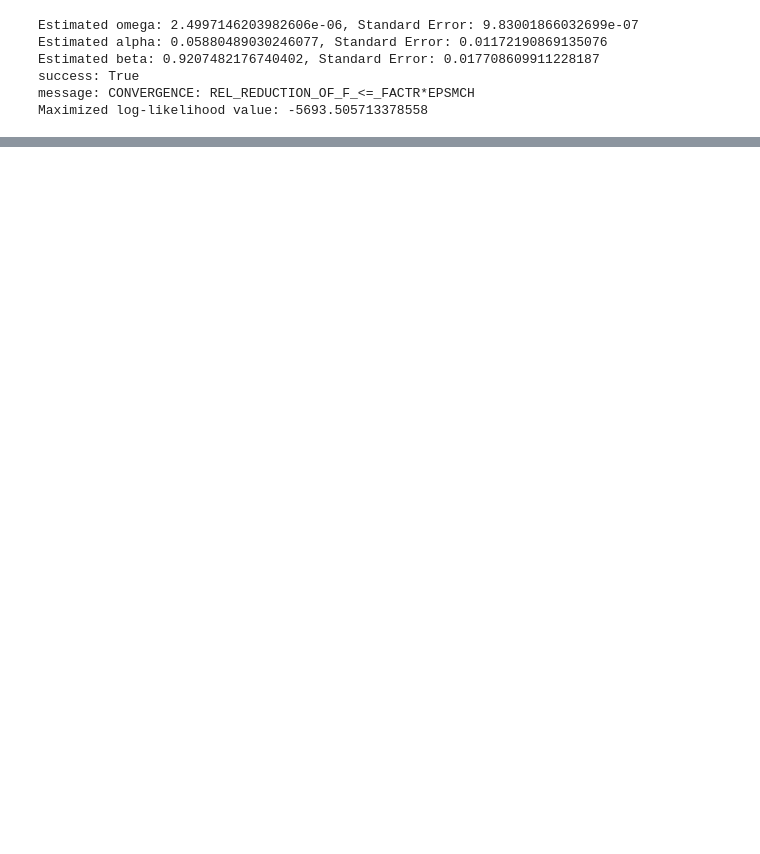
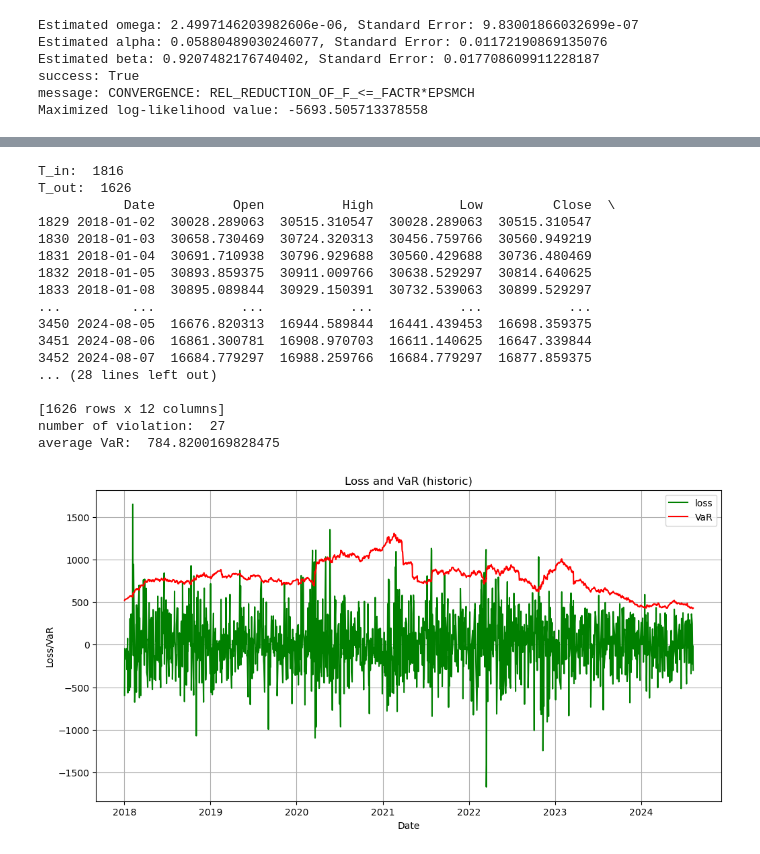
Before and after one commit to PakHangLo/GARCH_VaR, a Jupyter notebook: GARCH_VaR.ipynb, the cells around one changed output, grey strips where cells are left out. Cells and saved outputs as stored; diff of their text form; code cells hidden in the pictures; blank space fills up the shorter version.

```diff
--- a/GARCH_VaR.ipynb
+++ b/GARCH_VaR.ipynb
@@ -515,0 +547,63 @@ plt.show()
+# %%
+
+def forcast_outsample_VaR_historic(confidence, full_sample, insample, outsample, K):
+    #eta is the standardized residual obtained from the insample.
+    #insample_last_close_price is the last closing price of the insample.
+    #outsample is the dataframe containing the out-of-sample.
+    #p and q are garch orders.
+    full_sample['loss'] = -(full_sample['Close']-full_sample['Close'].shift(1))
+    T_in = len(insample)
+
+    T_out = len(outsample)
+
+    full_sample['qt'] = full_sample['returns'].shift(1).rolling(K).quantile(confidence)
+    full_sample.loc[:,'VaR'] = full_sample['Close'].shift(1)*(1 - np.exp(full_sample['qt']))
+    full_sample.loc[:,'violation'] = full_sample.loc[:, 'loss'] > full_sample.loc[:, 'VaR']
+    print("T_in: ", T_in)
+    print("T_out: ", T_out)
+    outsample = full_sample.iloc[T_in:T_in + T_out]
+    print(outsample)
+    print("number of violation: ", outsample['violation'].sum())
+    print("average VaR: ", outsample['VaR'].mean())
+    return outsample
+
+
+
+#eta_bootstrap = np.random.choice(eta, 2000, replace = True)
+#a = np.quantile(eta_bootstrap, 0.01, method='inverted_cdf')
+#a
+#plt.hist(eta)
+#plt.hist(eta_bootstrap)
+HSI_outsample = forcast_outsample_VaR_historic(0.01, HSI, HSI_insample, HSI_outsample, 250)
+
+plt.figure(figsize=(12, 6))
+plt.plot(HSI_outsample['Date'], HSI_outsample['loss'], label = 'loss', color = 'green')
+plt.plot(HSI_outsample['Date'], HSI_outsample['VaR'], label = 'VaR', color = 'red')
+
+#plt.plot(HSI_outsample['loss'], label = 'loss', color = 'green')
+#plt.plot(HSI_outsample['VaR'], label = 'VaR', color = 'red')
+plt.xlabel('Date')
+plt.ylabel('Loss/VaR')
+plt.title('Loss and VaR (historic)')
+plt.legend()
+plt.grid(True)
+plt.show()
+# %% [output]
+T_in:  1816
+T_out:  1626
+           Date          Open          High           Low         Close  \
+1829 2018-01-02  30028.289063  30515.310547  30028.289063  30515.310547
+1830 2018-01-03  30658.730469  30724.320313  30456.759766  30560.949219
+1831 2018-01-04  30691.710938  30796.929688  30560.429688  30736.480469
+1832 2018-01-05  30893.859375  30911.009766  30638.529297  30814.640625
+1833 2018-01-08  30895.089844  30929.150391  30732.539063  30899.529297
+...         ...           ...           ...           ...           ...
+3450 2024-08-05  16676.820313  16944.589844  16441.439453  16698.359375
+3451 2024-08-06  16861.300781  16908.970703  16611.140625  16647.339844
+3452 2024-08-07  16684.779297  16988.259766  16684.779297  16877.859375
+... (28 lines left out)
+
+[1626 rows x 12 columns]
+number of violation:  27
+average VaR:  784.8200169828475
+[figure, added]
```
Also changed, not shown: parts of 15 cells of this notebook.
